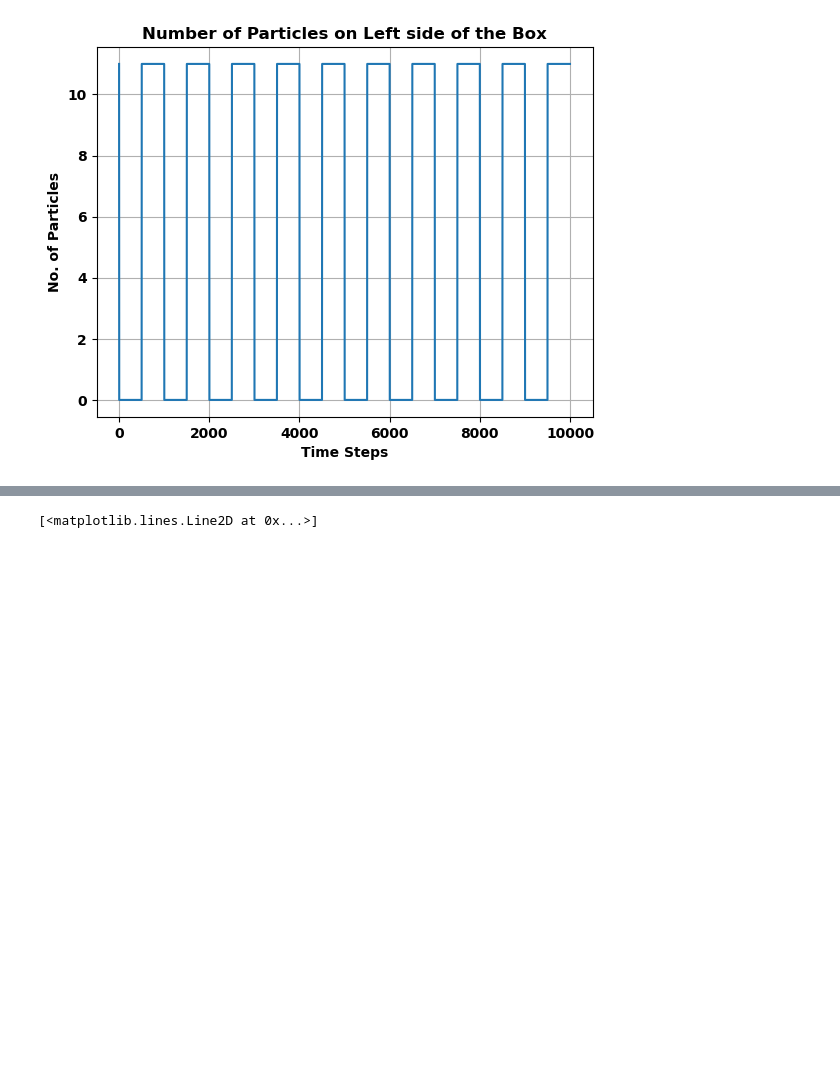
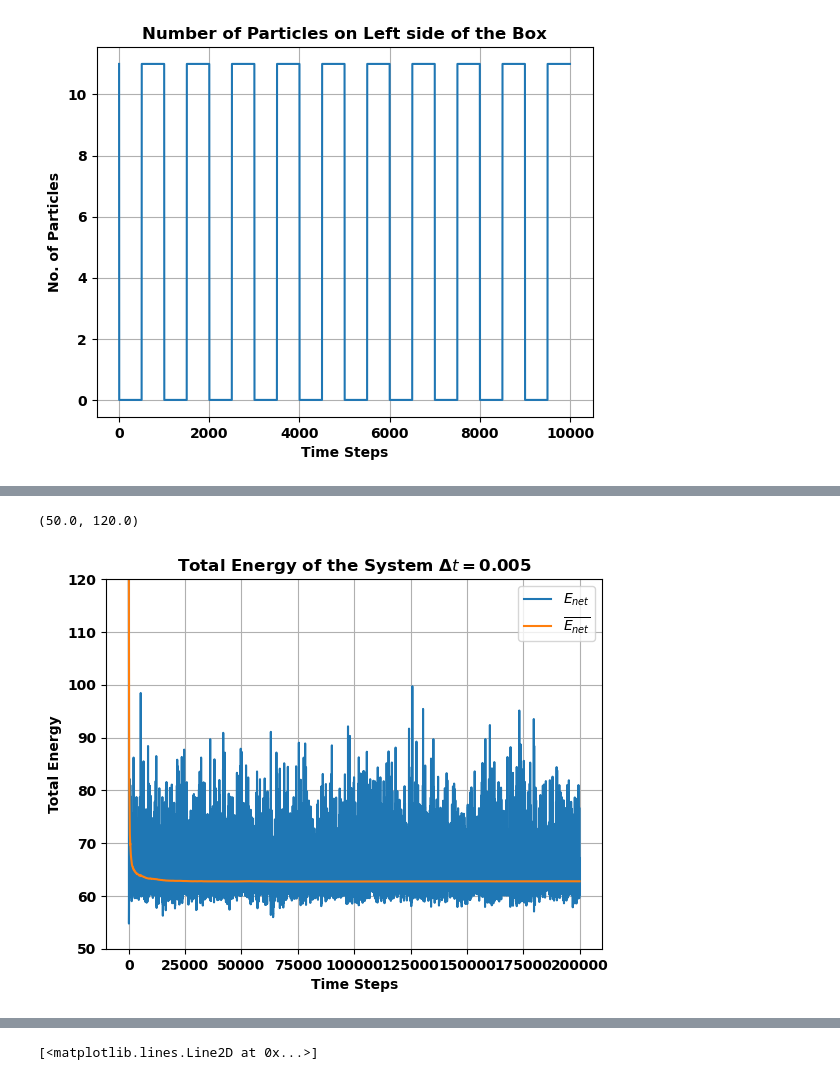
Before and after one commit to gregorycorcoran/Computational-Lab, a Jupyter notebook: Analysis.ipynb, the cells around one changed output, grey strips where cells are left out. Saved outputs shown, nothing was run; the diff lists cells and outputs as text; code cells hidden in the pictures; blank space fills up the shorter version.

```diff
--- a/Analysis.ipynb
+++ b/Analysis.ipynb
@@ -203,0 +243,12 @@ Text(0.5, 1.0, 'Number of Particles on Left side of the Box')
+# %%
+plt.plot(e_Da,label=r"$E_{net}$")
+plt.plot(e_Da_avg,label=r'$\overline{E_{net}}$')
+plt.xlabel("Time Steps")
+plt.ylabel("Total Energy")
+plt.title("Total Energy of the System $\Delta t=0.005$")
+plt.grid(True)
+plt.legend()
+plt.ylim(50,120)
+# %% [output]
+(50.0, 120.0)
+[figure, added]
```
Also changed, not shown: parts of 10 cells of this notebook, 1 other file.
